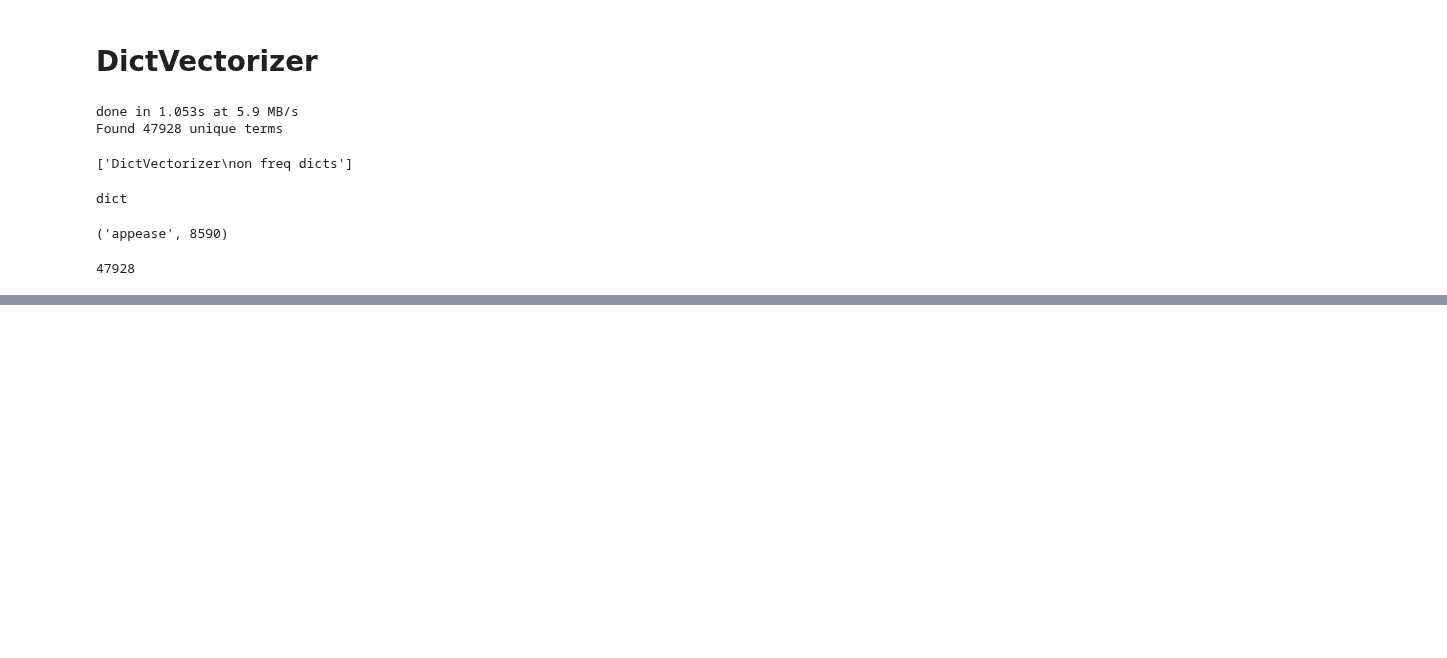
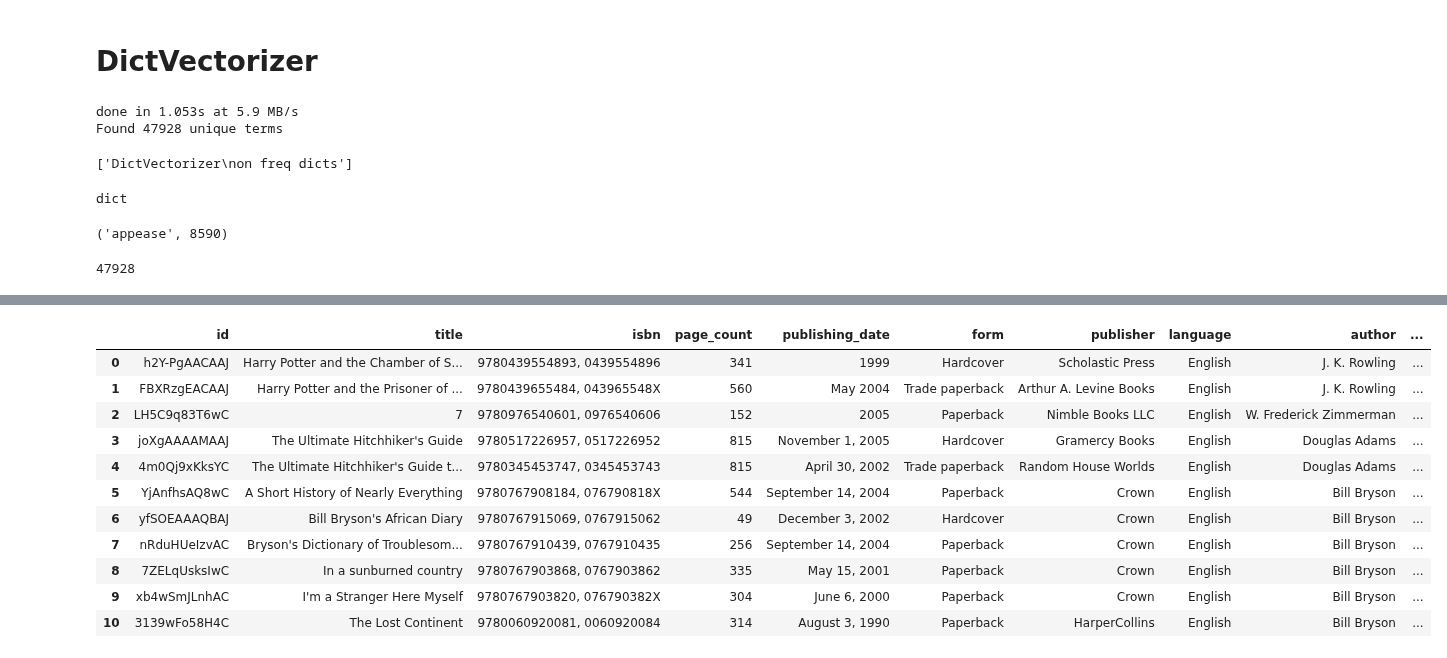
Before and after one commit to manny-pi/inst.414.final-project.repo, a Jupyter notebook: NLP/text_vectorization_sample.ipynb, the cells around one changed output, grey strips where cells are left out. Cells and saved outputs as stored; diff of their text form; code cells hidden in the pictures; blank space fills up the shorter version.

```diff
--- a/NLP/text_vectorization_sample.ipynb
+++ b/NLP/text_vectorization_sample.ipynb
@@ -101,0 +156,25 @@ len(vectorizer.vocabulary_)
+# %%
+# Define a function to preprocess text using NLTK
+def preprocess_text(text):
+    # Tokenize the text into words
+    words = word_tokenize(text.lower())
+
+    # Remove stop words
+    stop_words = set(stopwords.words('english'))
+    words = [w for w in words if not w in stop_words]
+
+    # Lemmatize the words ~ normalization of words basically
+    lemmatizer = WordNetLemmatizer()
+    words = [lemmatizer.lemmatize(w) for w in words]
+
+    # Join the words back into a string
+    preprocessed_text = ' '.join(words)
+
+    return preprocessed_text
+# %%
+# Filter out non-string descriptions
+descriptions = books_300['description'].astype(str)
+# %%
+# Preprocess the descriptions using the preprocess_text function
+preprocessed_descriptions = descriptions.apply(preprocess_text)
+print(preprocessed_descriptions.head(10))
@@ -101,0 +193,10 @@ len(vectorizer.vocabulary_)
+# %%
+from textblob import TextBlob
+
+# Create a function to get the sentiment polarity of a given text
+def get_sentiment(text):
+    blob = TextBlob(text)
+    return blob.sentiment.polarity
+
+# Apply the sentiment analysis function to the preprocessed descriptions
+sentiments = preprocessed_descriptions.apply(get_sentiment)
@@ -101,0 +218,16 @@ len(vectorizer.vocabulary_)
+# %%
+books_300['sentiment'] = sentiments
+books_300.head(11)
+# %% [output]
+|  | id | title | isbn | page_count | publishing_date | form | publisher | language | author | ... |
+| 0 | h2Y-PgAACAAJ | Harry Potter and the Chamber of S... | 9780439554893, 0439554896 | 341 | 1999 | Hardcover | Scholastic Press | English | J. K. Rowling | ... |
+| 1 | FBXRzgEACAAJ | Harry Potter and the Prisoner of ... | 9780439655484, 043965548X | 560 | May 2004 | Trade paperback | Arthur A. Levine Books | English | J. K. Rowling | ... |
+| 2 | LH5C9q83T6wC | 7 | 9780976540601, 0976540606 | 152 | 2005 | Paperback | Nimble Books LLC | English | W. Frederick Zimmerman | ... |
+| 3 | joXgAAAAMAAJ | The Ultimate Hitchhiker's Guide | 9780517226957, 0517226952 | 815 | November 1, 2005 | Hardcover | Gramercy Books | English | Douglas Adams | ... |
+| 4 | 4m0Qj9xKksYC | The Ultimate Hitchhiker's Guide t... | 9780345453747, 0345453743 | 815 | April 30, 2002 | Trade paperback | Random House Worlds | English | Douglas Adams | ... |
+| 5 | YjAnfhsAQ8wC | A Short History of Nearly Everything | 9780767908184, 076790818X | 544 | September 14, 2004 | Paperback | Crown | English | Bill Bryson | ... |
+| 6 | yfSOEAAAQBAJ | Bill Bryson's African Diary | 9780767915069, 0767915062 | 49 | December 3, 2002 | Hardcover | Crown | English | Bill Bryson | ... |
+| 7 | nRduHUeIzvAC | Bryson's Dictionary of Troublesom... | 9780767910439, 0767910435 | 256 | September 14, 2004 | Paperback | Crown | English | Bill Bryson | ... |
+| 8 | 7ZELqUsksIwC | In a sunburned country | 9780767903868, 0767903862 | 335 | May 15, 2001 | Paperback | Crown | English | Bill Bryson | ... |
+| 9 | xb4wSmJLnhAC | I'm a Stranger Here Myself | 9780767903820, 076790382X | 304 | June 6, 2000 | Paperback | Crown | English | Bill Bryson | ... |
+| 10 | 3139wFo58H4C | The Lost Continent | 9780060920081, 0060920084 | 314 | August 3, 1990 | Paperback | HarperCollins | English | Bill Bryson | ... |
```
Also changed, not shown: parts of 17 cells of this notebook, 4 other files.
